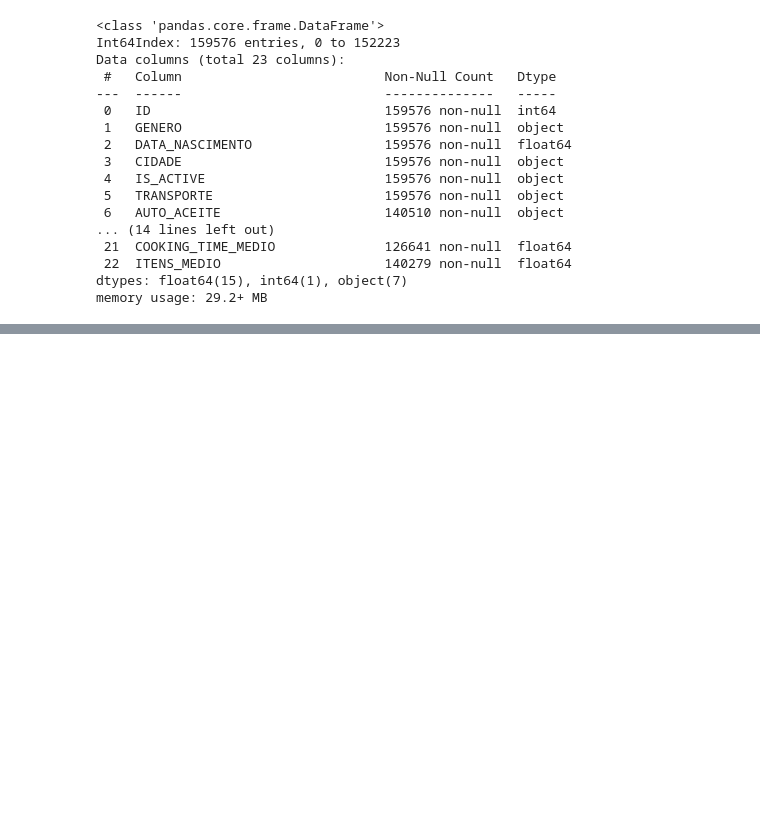
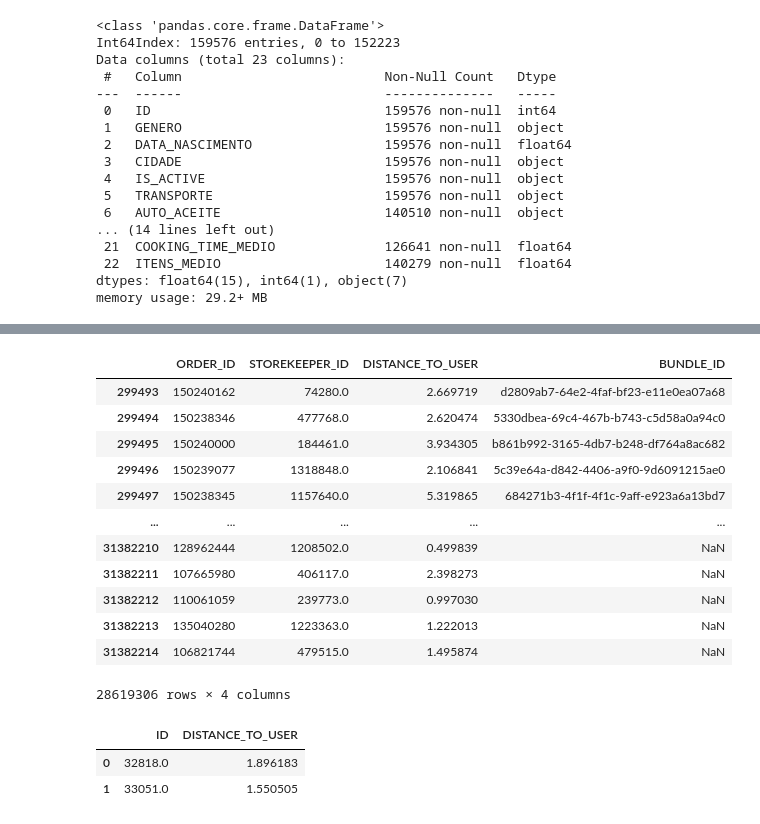
Before and after one commit to 2022M3T3-Inteli/Rappi-Hour, a Jupyter notebook: notebooks/feature-engineering/consol-feature-eng.ipynb, the cells around one changed output, grey strips where cells are left out. Cells and saved outputs as stored; diff of their text form; code cells hidden in the pictures; blank space fills up the shorter version.

```diff
--- a/notebooks/feature-engineering/consol-feature-eng.ipynb
+++ b/notebooks/feature-engineering/consol-feature-eng.ipynb
@@ -454,0 +465,7 @@ df_consol["COUNT_ORDERS_ANTOJO"].fillna(0, inplace=True)
+# %%
+# ------------------------------------------
+# DATABASE: ????? TODO : descrição da tabela
+# ------------------------------------------
+df_distance_user = pd.read_csv("/content/drive/Shareddrives/grupo4-rappi-hour/bases-rappi/distance-user-def.csv")
+print(f"Total de linhas: {df_distance_user.shape[0]}")
+df_distance_user.head(3)
@@ -454,0 +478,16 @@ df_consol["COUNT_ORDERS_ANTOJO"].fillna(0, inplace=True)
+# %%
+df_distance_user[~df_distance_user["STOREKEEPER_ID"].isna()]
+# %% [output]
+|  | ORDER_ID | STOREKEEPER_ID | DISTANCE_TO_USER | BUNDLE_ID |
+| 299493 | 150240162 | 74280.0 | 2.669719 | d2809ab7-64e2-4faf-bf23-e11e0ea07a68 |
+| 299494 | 150238346 | 477768.0 | 2.620474 | 5330dbea-69c4-467b-b743-c5d58a0a94c0 |
+| 299495 | 150240000 | 184461.0 | 3.934305 | b861b992-3165-4db7-b248-df764a8ac682 |
+| 299496 | 150239077 | 1318848.0 | 2.106841 | 5c39e64a-d842-4406-a9f0-9d6091215ae0 |
+| 299497 | 150238345 | 1157640.0 | 5.319865 | 684271b3-4f1f-4f1c-9aff-e923a6a13bd7 |
+| ... | ... | ... | ... | ... |
+| 31382210 | 128962444 | 1208502.0 | 0.499839 | NaN |
+| 31382211 | 107665980 | 406117.0 | 2.398273 | NaN |
+| 31382212 | 110061059 | 239773.0 | 0.997030 | NaN |
+| 31382213 | 135040280 | 1223363.0 | 1.222013 | NaN |
+| 31382214 | 106821744 | 479515.0 | 1.495874 | NaN |
+28619306 rows × 4 columns
@@ -454,0 +502,6 @@ df_consol["COUNT_ORDERS_ANTOJO"].fillna(0, inplace=True)
+# %%
+df_distance_user_grouped.head(2)
+# %% [output]
+|  | ID | DISTANCE_TO_USER |
+| 0 | 32818.0 | 1.896183 |
+| 1 | 33051.0 | 1.550505 |
```
Also changed, not shown: parts of 19 cells of this notebook.
